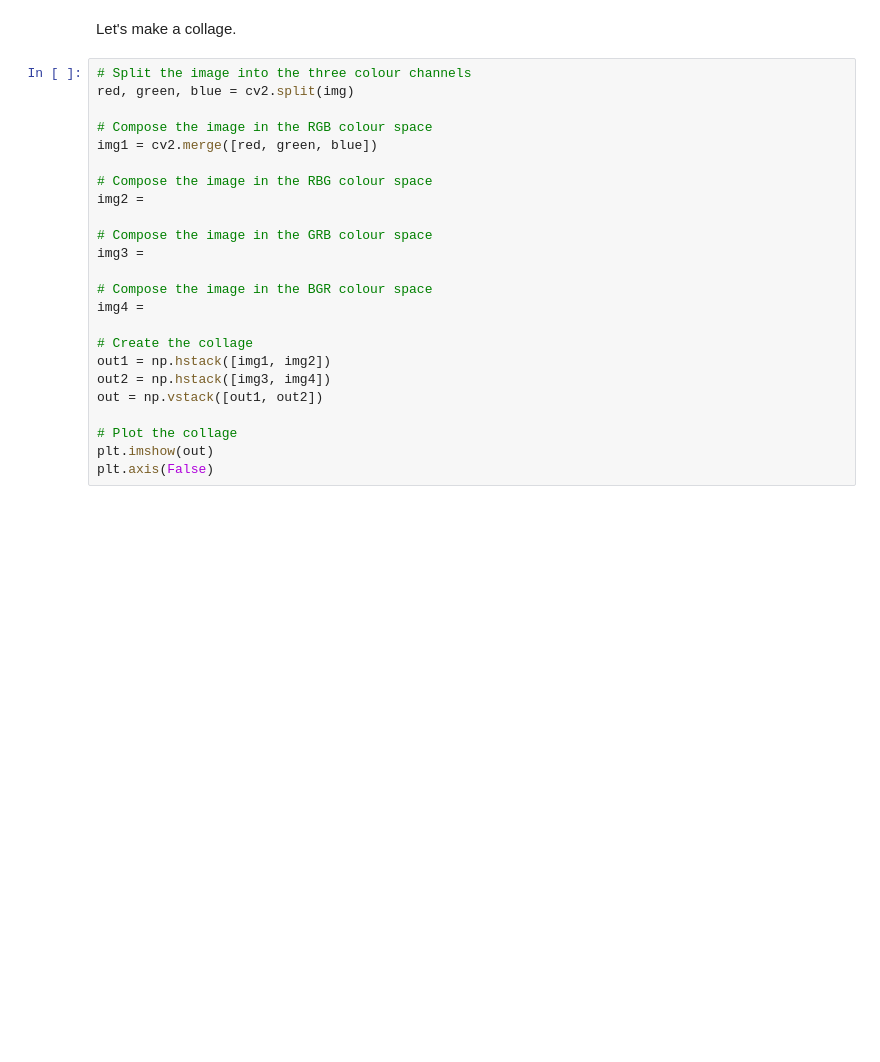
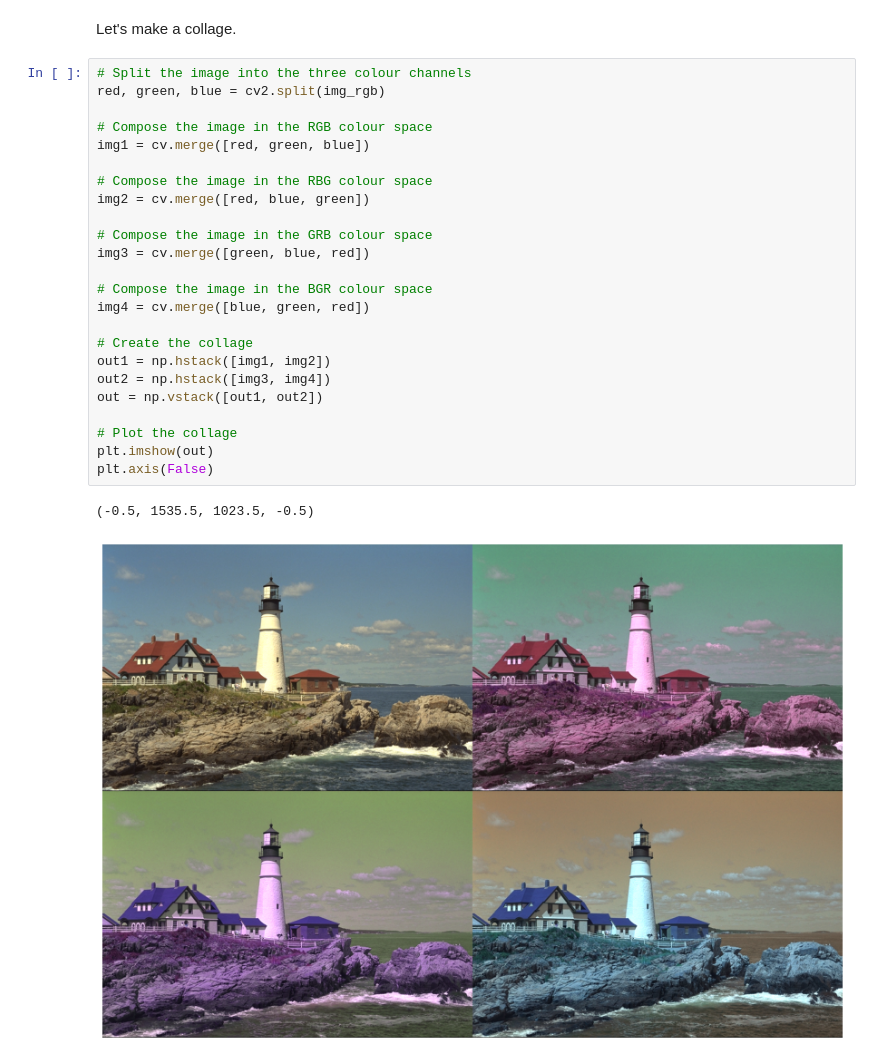
Before and after one commit to odromaniuk/course-computer-vision, a Jupyter notebook: lesson_1/homework/Homework.ipynb, the cells around one changed output. Cells and saved outputs as stored; diff of their text form; blank space fills up the shorter version.

```diff
--- a/lesson_1/homework/Homework.ipynb
+++ b/lesson_1/homework/Homework.ipynb
@@ -22,25 +25,28 @@ plt.imshow(img)
 Let's make a collage.
 # %%
 # Split the image into the three colour channels
-red, green, blue = cv2.split(img)
+red, green, blue = cv2.split(img_rgb)
 
 # Compose the image in the RGB colour space
-img1 = cv2.merge([red, green, blue])
+img1 = cv.merge([red, green, blue])
 
 # Compose the image in the RBG colour space
-img2 =
+img2 = cv.merge([red, blue, green])
 
 # Compose the image in the GRB colour space
-img3 =
+img3 = cv.merge([green, blue, red])
 
 # Compose the image in the BGR colour space
-img4 =
+img4 = cv.merge([blue, green, red])
 
 # Create the collage
 out1 = np.hstack([img1, img2])
 out2 = np.hstack([img3, img4])
 out = np.vstack([out1, out2])
 
 # Plot the collage
 plt.imshow(out)
 plt.axis(False)
+# %% [output]
+(-0.5, 1535.5, 1023.5, -0.5)
+[figure, added]
```
Also changed, not shown: parts of 2 cells of this notebook, 2 other files.
